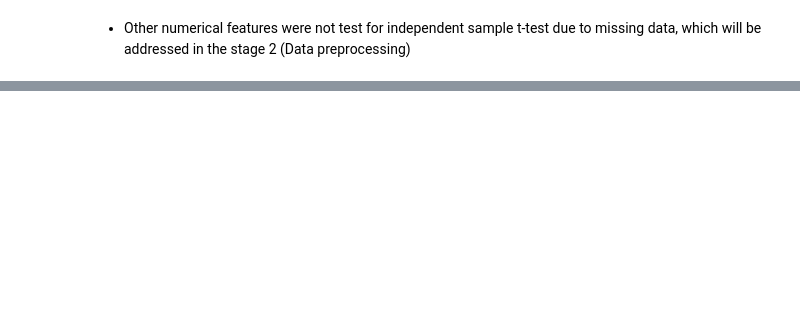
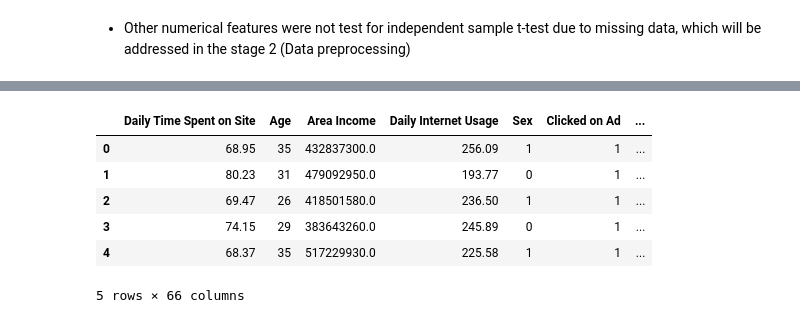
Before and after one commit to sailafs/Predict-Clicked-Ads-Customer-Classification-by-Using-Machine-Learning, a Jupyter notebook: Project-2.ipynb, the cells around one changed output, grey strips where cells are left out. Saved outputs shown, nothing was run; the diff lists cells and outputs as text; code cells hidden in the pictures; blank space fills up the shorter version.

```diff
--- a/Project-2.ipynb
+++ b/Project-2.ipynb
@@ -158,0 +351,21 @@ Statistical analysis revealed there is significant difference in mean age betwee
+# %%
+df['Timestamp'] = pd.to_datetime(df['Timestamp'])
+# %%
+df['year'] = df['Timestamp'].dt.year
+df['month'] = df['Timestamp'].dt.month
+df['week'] = df['Timestamp'].dt.isocalendar().week
+df['day'] = df['Timestamp'].dt.day
+# %%
+df['week'] = df['week'].astype(int)
+# %%
+df = df.drop('Timestamp', axis=1)
+# %%
+df.head()
+# %% [output]
+|  | Daily Time Spent on Site | Age | Area Income | Daily Internet Usage | Sex | Clicked on Ad | ... |
+| 0 | 68.95 | 35 | 432837300.0 | 256.09 | 1 | 1 | ... |
+| 1 | 80.23 | 31 | 479092950.0 | 193.77 | 0 | 1 | ... |
+| 2 | 69.47 | 26 | 418501580.0 | 236.50 | 1 | 1 | ... |
+| 3 | 74.15 | 29 | 383643260.0 | 245.89 | 0 | 1 | ... |
+| 4 | 68.37 | 35 | 517229930.0 | 225.58 | 1 | 1 | ... |
+5 rows × 66 columns
```
Also changed, not shown: parts of 23 cells of this notebook, 3 other files.
